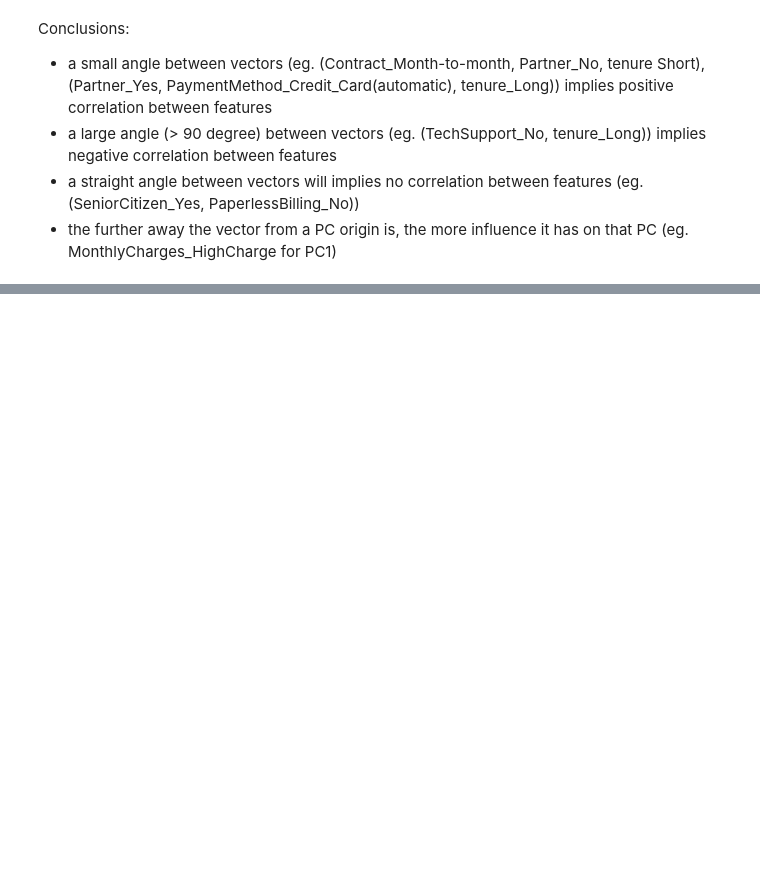
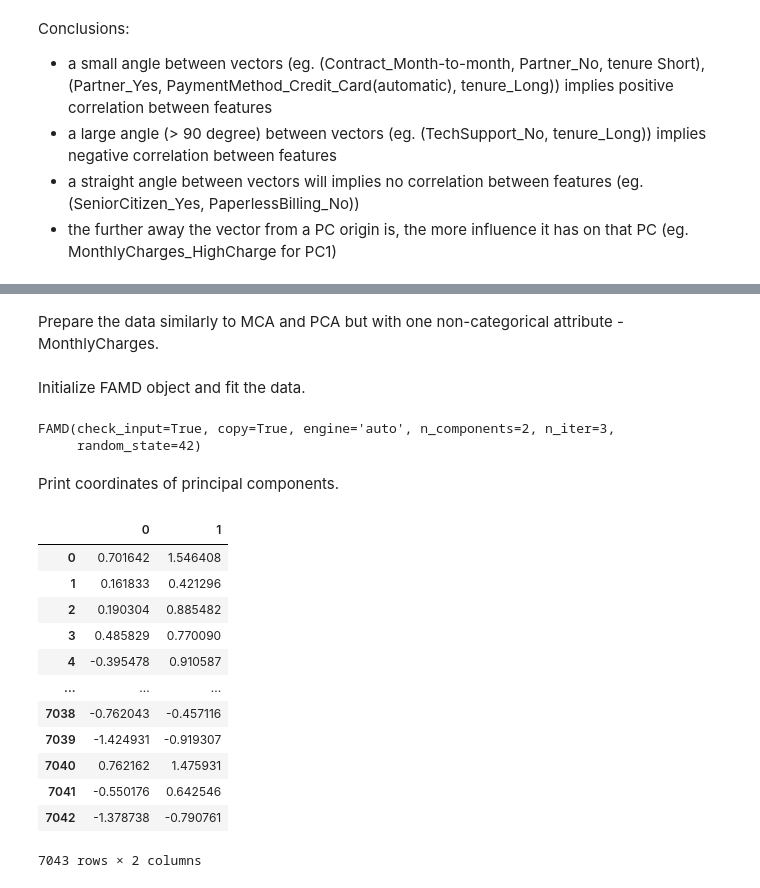
Before and after one commit to Vergenter/DataEmbeddingandVisualization, a Jupyter notebook: notebooks/MCA_PCA.ipynb, the cells around one changed output, grey strips where cells are left out. Saved outputs shown, nothing was run; the diff lists cells and outputs as text; code cells hidden in the pictures; blank space fills up the shorter version.

```diff
--- a/notebooks/MCA_PCA.ipynb
+++ b/notebooks/MCA_PCA.ipynb
@@ -265,0 +272,2 @@ Conclusions:
+# %% [markdown]
+Prepare the data similarly to MCA and PCA but with one non-categorical attribute - MonthlyCharges.
@@ -265,0 +293,33 @@ Conclusions:
+# %% [markdown]
+Initialize FAMD object and fit the data.
+# %%
+famd = prince.FAMD(
+     n_components=2,
+     n_iter=3,
+     copy=True,
+     check_input=True,
+     engine='auto',
+     random_state=42
+)
+famd = famd.fit(X.drop('Churn', axis='columns'))
+# %% [output]
+FAMD(check_input=True, copy=True, engine='auto', n_components=2, n_iter=3,
+     random_state=42)
+# %% [markdown]
+Print coordinates of principal components.
+# %%
+famd.row_coordinates(X)
+# %% [output]
+|  | 0 | 1 |
+| 0 | 0.701642 | 1.546408 |
+| 1 | 0.161833 | 0.421296 |
+| 2 | 0.190304 | 0.885482 |
+| 3 | 0.485829 | 0.770090 |
+| 4 | -0.395478 | 0.910587 |
+| ... | ... | ... |
+| 7038 | -0.762043 | -0.457116 |
+| 7039 | -1.424931 | -0.919307 |
+| 7040 | 0.762162 | 1.475931 |
+| 7041 | -0.550176 | 0.642546 |
+| 7042 | -1.378738 | -0.790761 |
+7043 rows × 2 columns
```
Also changed, not shown: parts of 12 cells of this notebook.
